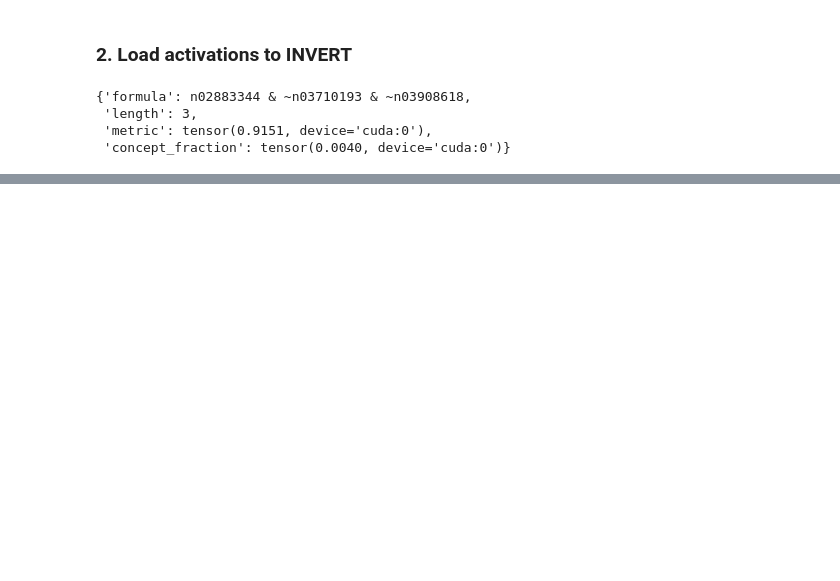
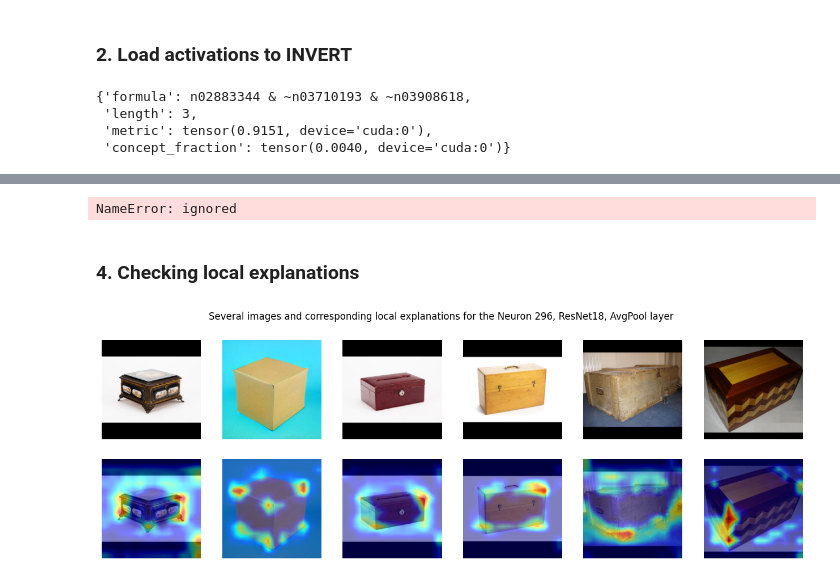
Before and after one commit to lapalap/invert, a Jupyter notebook: hello_invert.ipynb, the cells around one changed output, grey strips where cells are left out. Cells and saved outputs as stored; diff of their text form; code cells hidden in the pictures; blank space fills up the shorter version.

```diff
--- a/hello_invert.ipynb
+++ b/hello_invert.ipynb
@@ -152,0 +182,6 @@ n03710193 mailbox.n.01
+# %%
+explainer.get_p_value(r, best_explanation['formula'])
+# %% [output]
+NameError: ignored
+# %% [markdown]
+### 4. Checking local explanations
@@ -152,0 +224,39 @@ n03710193 mailbox.n.01
+# %%
+from torchvision import models
+from tqdm import tqdm
+import glob
+
+model_stripped = models.resnet18(pretrained=True)
+model_stripped.fc = torch.nn.Identity()
+
+target_layers = [model_stripped.layer3[-1]]
+
+# Construct the CAM object once, and then re-use it on many images:
+cam = GradCAM(model=model_stripped, target_layers=target_layers, use_cuda=True)
+
+targets = [ClassifierOutputTarget(r)]
+
+images = []
+local_explanations = []
+for image_path in tqdm(glob.glob('box*')):
+  img = Image.open(image_path)
+  transformed_img = transform(img)
+  input = transform_normalize(transformed_img).unsqueeze(0)
+
+  images.append(transformed_img)
+  grayscale_cam = cam(input_tensor=input, targets=targets)
+  grayscale_cam = grayscale_cam[0, :]
+  visualization = show_cam_on_image(transformed_img.transpose(0,1).transpose(1,2).numpy(), grayscale_cam, use_rgb=True)
+  local_explanations.append(visualization)
+# %%
+fig, axs = plt.subplots(2, len(images), figsize=(16,5))
+
+fig.suptitle('Several images and corresponding local explanations for the Neuron {r}, ResNet18, AvgPool layer'.format(r=r))
+
+for i in range(len(images)):
+  axs[0][i].imshow(images[i].transpose(0,1).transpose(1,2))
+  axs[0][i].set_axis_off()
+  axs[1][i].imshow(local_explanations[i])
+  axs[1][i].set_axis_off()
+# %% [output]
+[figure, added]
```
Also changed, not shown: parts of 10 cells of this notebook, 1 other file.
